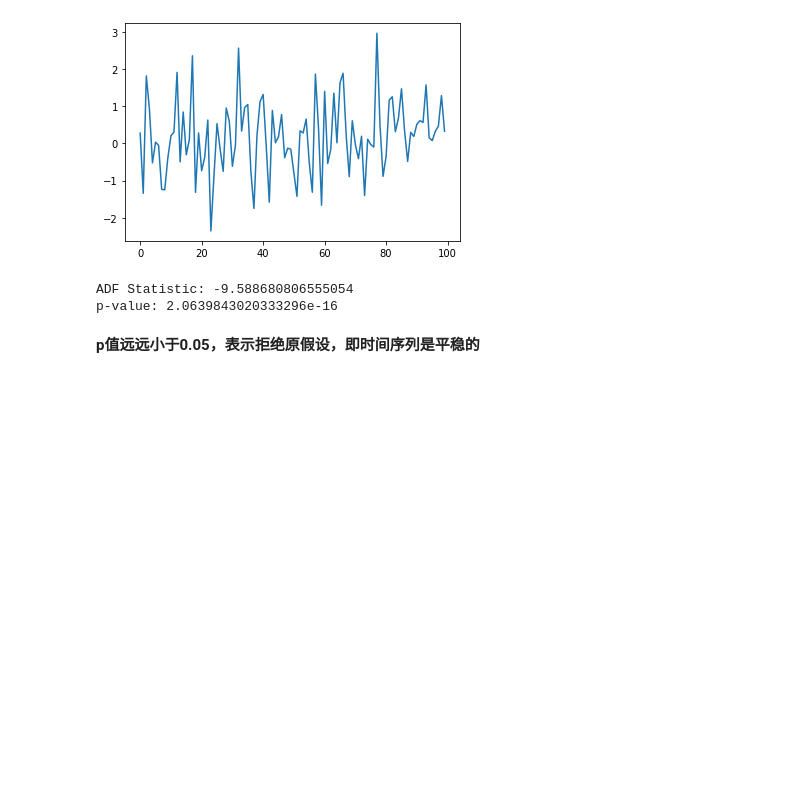
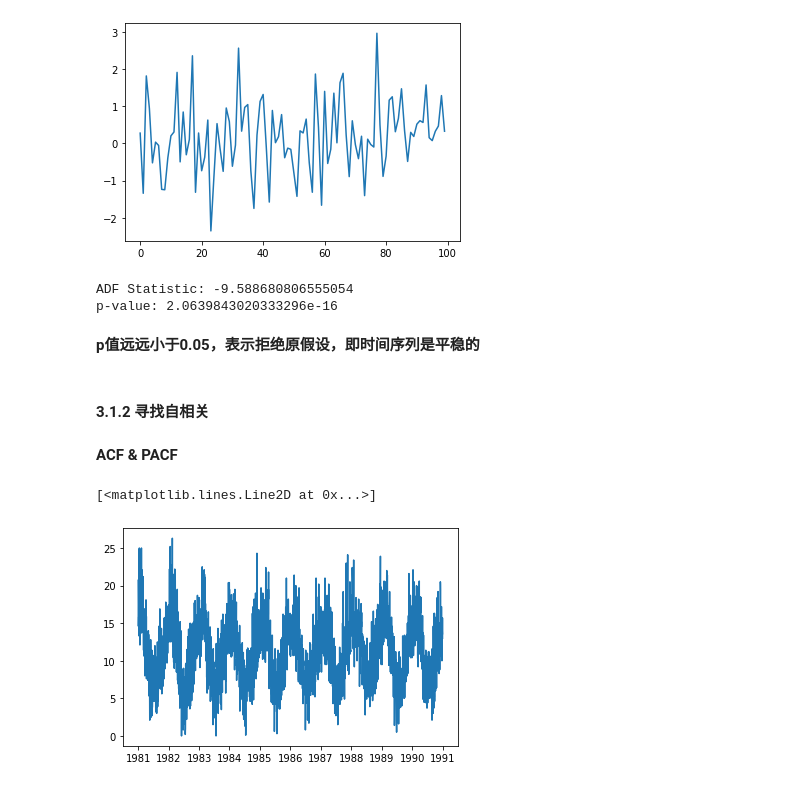
Before and after one commit to muxi324/timeseries101, a Jupyter notebook: cp3.ipynb, the cells around one changed output. Cells and saved outputs as stored; diff of their text form; code cells hidden in the pictures; blank space fills up the shorter version.

```diff
--- a/cp3.ipynb
+++ b/cp3.ipynb
@@ -45,3 +49,17 @@ ADF Statistic: -9.588680806555054
 p-value: 2.0639843020333296e-16
 # %% [markdown]
 **p值远远小于0.05，表示拒绝原假设，即时间序列是平稳的**
+# %% [markdown]
+#### 3.1.2 寻找自相关
+# %% [markdown]
+**ACF & PACF**
+# %%
+# 导入气温数据
+series = pd.read_csv('data/daily-min-temperatures.csv', header=0, index_col=0,
+parse_dates=True, squeeze=True)
+# %%
+# 画出最低气温时间序列
+plt.plot(series)
+# %% [output]
+[<matplotlib.lines.Line2D at 0x...>]
+[figure, added]
```
Also changed, not shown: parts of 7 cells of this notebook, 10 other files.
